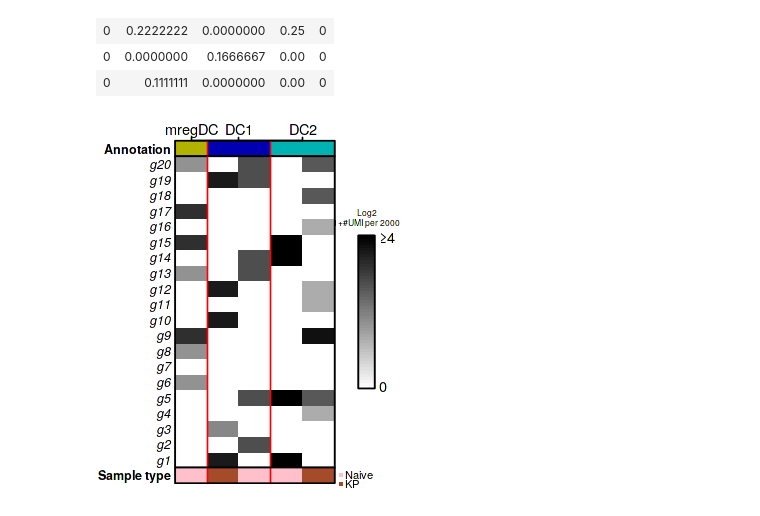
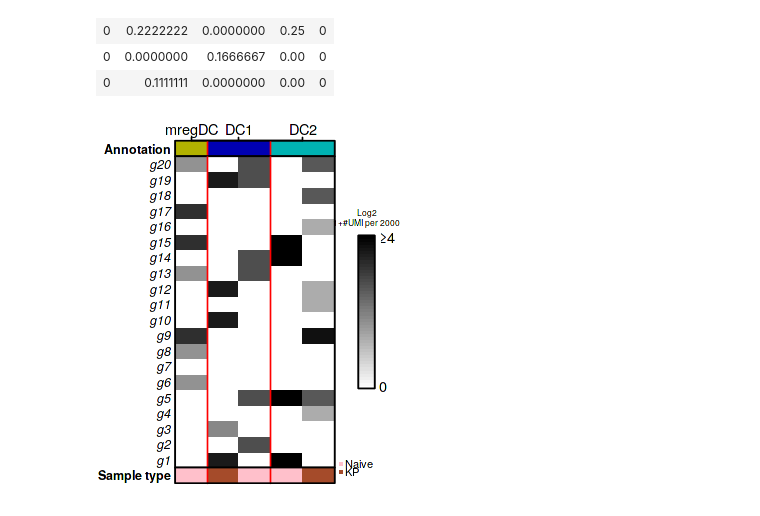
Before and after one commit to DawnEve/scRNAseqCode, a Jupyter notebook: R_plot_base/image_heatmap_nature2020.R.ipynb, the cells around one changed output. Cells and saved outputs as stored; diff of their text form; code cells hidden in the pictures.

```diff
--- a/R_plot_base/image_heatmap_nature2020.R.ipynb
+++ b/R_plot_base/image_heatmap_nature2020.R.ipynb
@@ -724,32 +718,32 @@ mtext("Sample type",font=2,side=2,las=2,line=.25,cex=.6)
 
 
 
 
 #%%%%%%%%%%%%%%%%%%
 # 第二列
 #%%%%%%%%%%%%%%%%%%
 par(mar=c(0,0,0,0)) # 设置绘图边距
 plot.new() #第一行空着
 
 # 第二行
 par(mar=c(5,1.5,5,1.5))
 image(t(matrix(1:50)),col=rgb(s,s,s),xaxt="n",yaxt="n")
 box()
 mtext(c("0","\u22654"),at=c(0,1),las=2,side=4,cex=.7,line=.25) #特殊符号 >=
 mtext("Log2\n1+#UMI per 2000",side=3,line=.5,cex=.4)
 #mtext("1+#UMI/2000",line=.5,cex=.5)
 
 # 第三行
 par(mar=c(0,0,0,0))
 plot.new()
-legend(x=0,y=1, legend = c("Naive","KP"),
+legend(x=0,y=1.8, legend = c("Naive","KP"),
        xpd=NA,
        y.intersp=1.5, #图形之间的高度差
        border=NA, #不要图例小方块描边
        cex=0.8, #图例缩放倍数
        bty="n", #不要图例的方框
        fill = c( rgb(255,192,203,max=255),rgb(165,75,42,max=255) ) )
 
 #dev.off()
 # %% [output]
-[figure, old version]
+[figure, new version]
```
Also changed, not shown: parts of 4 cells of this notebook, 1 other file.
